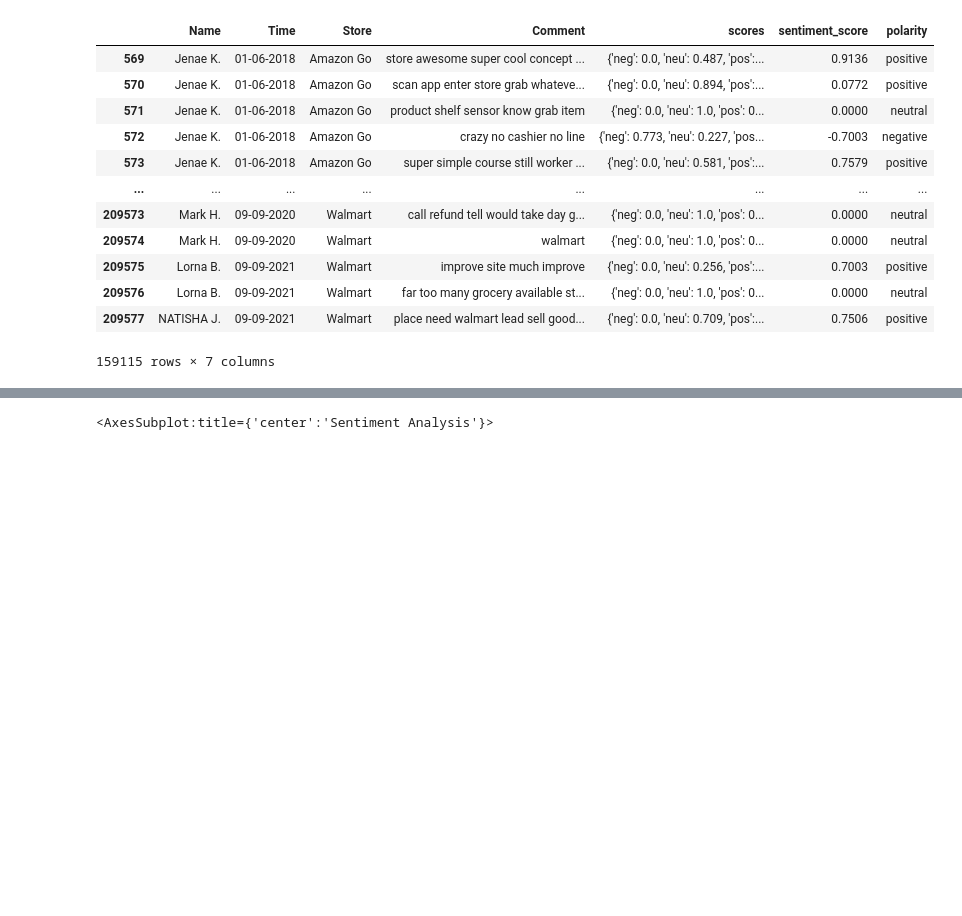
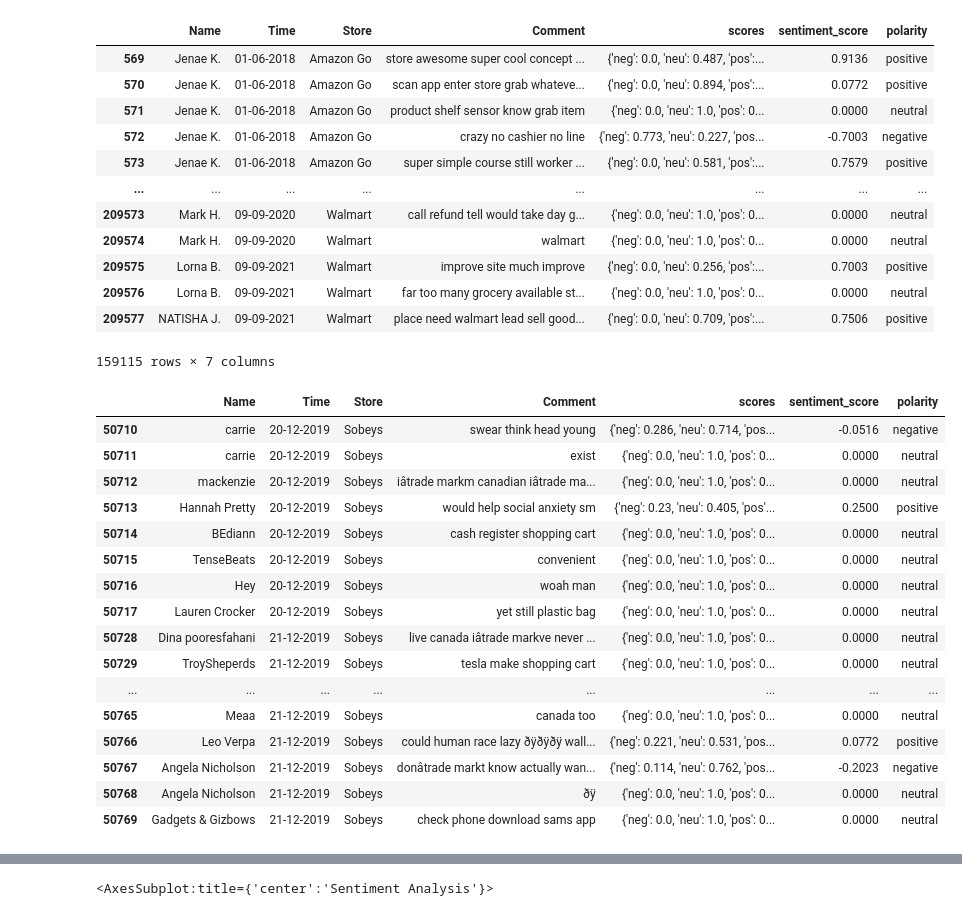
Before and after one commit to paferuto/ABSA-on-IoT-comments, a Jupyter notebook: LabelData/LabelData.ipynb, the cells around one changed output, grey strips where cells are left out. Cells and saved outputs as stored; diff of their text form; code cells hidden in the pictures; blank space fills up the shorter version.

```diff
--- a/LabelData/LabelData.ipynb
+++ b/LabelData/LabelData.ipynb
@@ -155,4 +139,25 @@ df
 | 209576 | Lorna B. | 09-09-2021 | Walmart | far too many grocery available st... | {'neg': 0.0, 'neu': 1.0, 'pos': 0... | 0.0000 | neutral |
 | 209577 | NATISHA J. | 09-09-2021 | Walmart | place need walmart lead sell good... | {'neg': 0.0, 'neu': 0.709, 'pos':... | 0.7506 | positive |
 159115 rows × 7 columns
+# %%
+#show posisitve comments of Amazon Fresh
+df[df['Store']=='Sobeys'].head(50)
+# %% [output]
+|  | Name | Time | Store | Comment | scores | sentiment_score | polarity |
+| 50710 | carrie | 20-12-2019 | Sobeys | swear think head young | {'neg': 0.286, 'neu': 0.714, 'pos... | -0.0516 | negative |
+| 50711 | carrie | 20-12-2019 | Sobeys | exist | {'neg': 0.0, 'neu': 1.0, 'pos': 0... | 0.0000 | neutral |
+| 50712 | mackenzie | 20-12-2019 | Sobeys | iâtrade markm canadian iâtrade ma... | {'neg': 0.0, 'neu': 1.0, 'pos': 0... | 0.0000 | neutral |
+| 50713 | Hannah Pretty | 20-12-2019 | Sobeys | would help social anxiety sm | {'neg': 0.23, 'neu': 0.405, 'pos'... | 0.2500 | positive |
+| 50714 | BEdiann | 20-12-2019 | Sobeys | cash register shopping cart | {'neg': 0.0, 'neu': 1.0, 'pos': 0... | 0.0000 | neutral |
+| 50715 | TenseBeats | 20-12-2019 | Sobeys | convenient | {'neg': 0.0, 'neu': 1.0, 'pos': 0... | 0.0000 | neutral |
+| 50716 | Hey | 20-12-2019 | Sobeys | woah man | {'neg': 0.0, 'neu': 1.0, 'pos': 0... | 0.0000 | neutral |
+| 50717 | Lauren Crocker | 20-12-2019 | Sobeys | yet still plastic bag | {'neg': 0.0, 'neu': 1.0, 'pos': 0... | 0.0000 | neutral |
+| 50728 | Dina pooresfahani | 21-12-2019 | Sobeys | live canada iâtrade markve never ... | {'neg': 0.0, 'neu': 1.0, 'pos': 0... | 0.0000 | neutral |
+| 50729 | TroySheperds | 21-12-2019 | Sobeys | tesla make shopping cart | {'neg': 0.0, 'neu': 1.0, 'pos': 0... | 0.0000 | neutral |
+| ... | ... | ... | ... | ... | ... | ... | ... |
+| 50765 | Meaa | 21-12-2019 | Sobeys | canada too | {'neg': 0.0, 'neu': 1.0, 'pos': 0... | 0.0000 | neutral |
+| 50766 | Leo Verpa | 21-12-2019 | Sobeys | could human race lazy ðÿðÿðÿ wall... | {'neg': 0.221, 'neu': 0.531, 'pos... | 0.0772 | positive |
+| 50767 | Angela Nicholson | 21-12-2019 | Sobeys | donâtrade markt know actually wan... | {'neg': 0.114, 'neu': 0.762, 'pos... | -0.2023 | negative |
+| 50768 | Angela Nicholson | 21-12-2019 | Sobeys | ðÿ | {'neg': 0.0, 'neu': 1.0, 'pos': 0... | 0.0000 | neutral |
+| 50769 | Gadgets & Gizbows | 21-12-2019 | Sobeys | check phone download sams app | {'neg': 0.0, 'neu': 1.0, 'pos': 0... | 0.0000 | neutral |
 # %%
```
Also changed, not shown: parts of 5 cells of this notebook, 1 other file.
